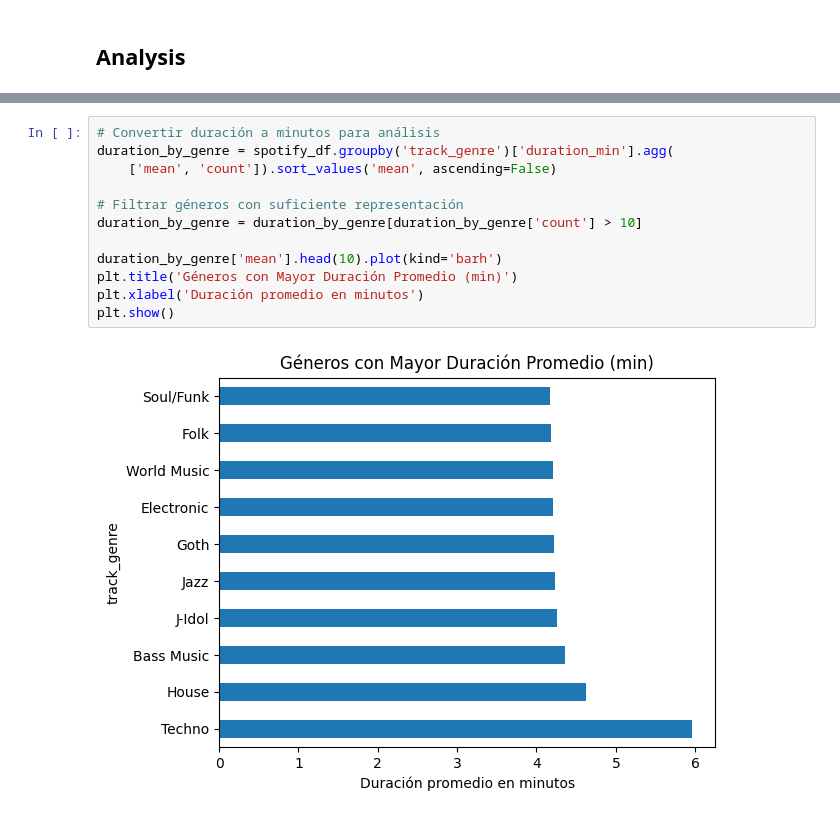
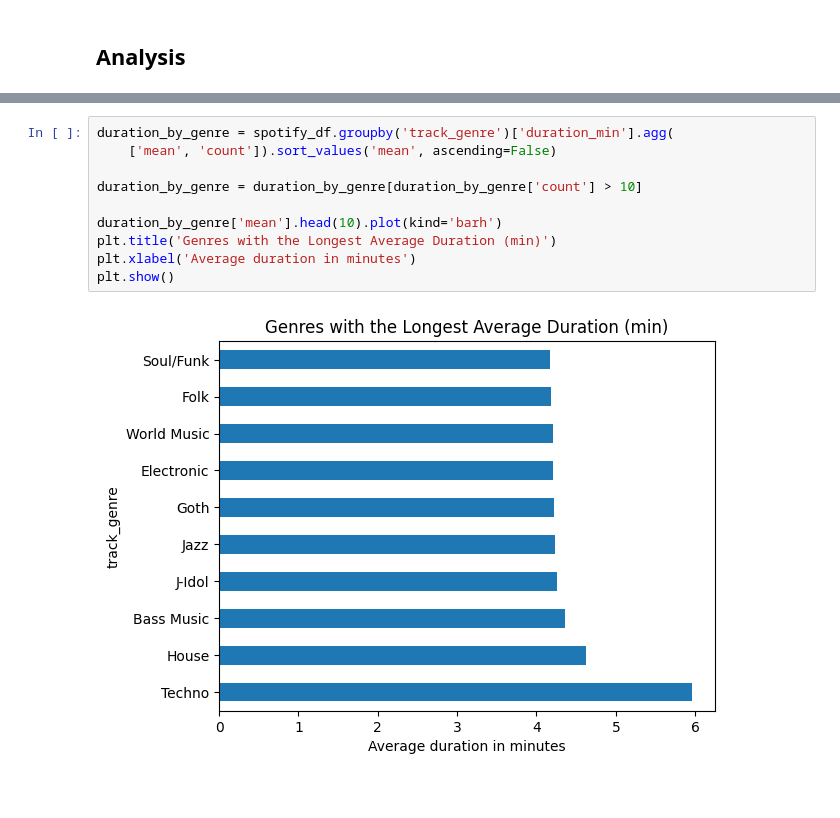
Before and after one commit to natam226/Workshop_002, a Jupyter notebook: notebooks/003_EDA_spotify.ipynb, the cells around one changed output, grey strips where cells are left out. Saved outputs shown, nothing was run; the diff lists cells and outputs as text; blank space fills up the shorter version.

```diff
--- a/notebooks/003_EDA_spotify.ipynb
+++ b/notebooks/003_EDA_spotify.ipynb
@@ -445,14 +459,12 @@ plt.show()
 # %%
-# Convertir duración a minutos para análisis
 duration_by_genre = spotify_df.groupby('track_genre')['duration_min'].agg(
     ['mean', 'count']).sort_values('mean', ascending=False)
 
-# Filtrar géneros con suficiente representación
 duration_by_genre = duration_by_genre[duration_by_genre['count'] > 10]
 
 duration_by_genre['mean'].head(10).plot(kind='barh')
-plt.title('Géneros con Mayor Duración Promedio (min)')
-plt.xlabel('Duración promedio en minutos')
+plt.title('Genres with the Longest Average Duration (min)')
+plt.xlabel('Average duration in minutes')
 plt.show()
 # %% [output]
-[figure, old version]
+[figure, new version]
```
Also changed, not shown: parts of 38 cells of this notebook, 7 other files.
